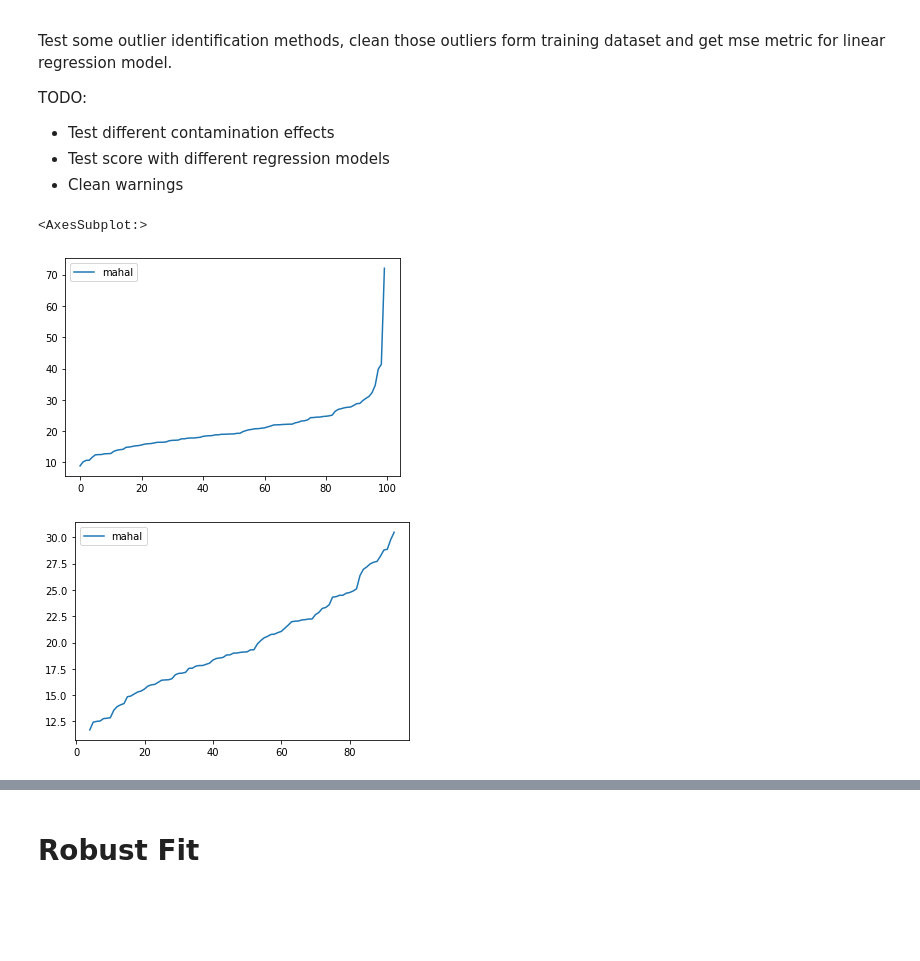
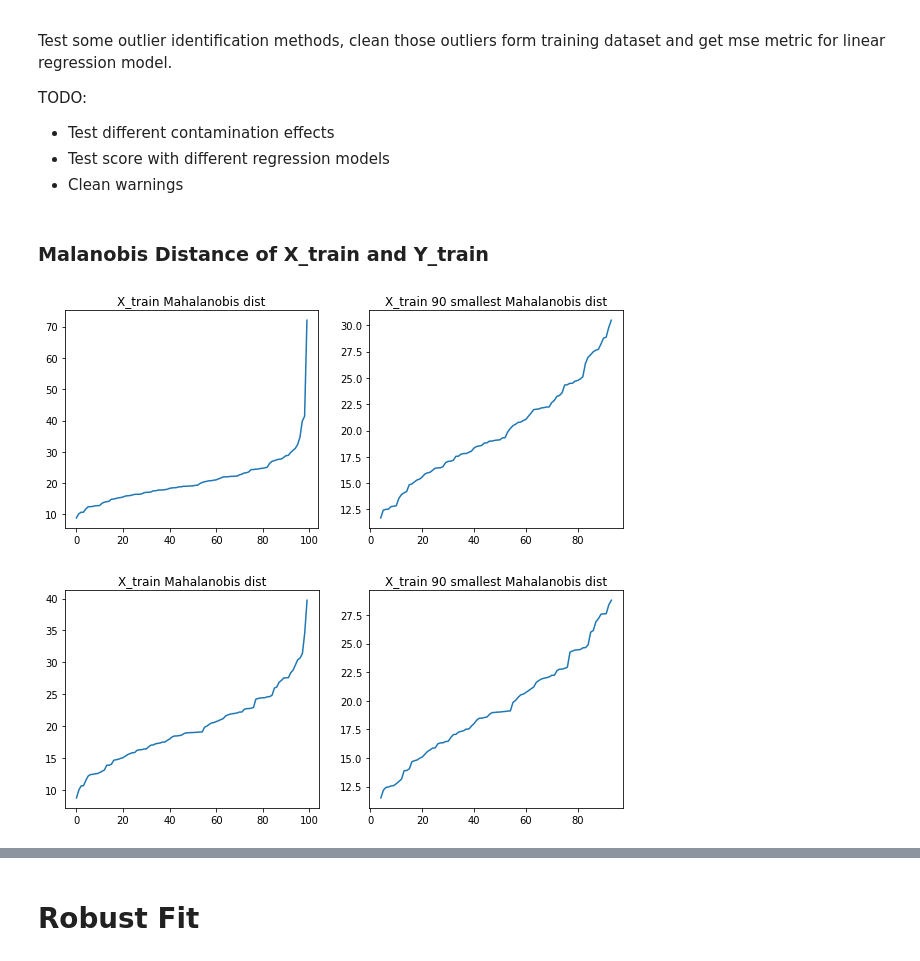
Before and after one commit to dysby/aaut, a Jupyter notebook: regression_prob2.ipynb, the cells around one changed output, grey strips where cells are left out. Cells and saved outputs as stored; diff of their text form; code cells hidden in the pictures; blank space fills up the shorter version.

```diff
--- a/regression_prob2.ipynb
+++ b/regression_prob2.ipynb
@@ -89,18 +109,5 @@ TODO:
 + Test different contamination effects
 + Test score with different regression models
 + Clean warnings
-# %%
-import scipy as sp
-def mahalanobis(x=None, data=None, cov=None):
-    """Compute the Mahalanobis Distance between each row of x and the data
-    x    : vector or matrix of data with, say, p columns.
-    data : ndarray of the distribution from which Mahalanobis distance of each observation of x is to be computed.
-    cov  : covariance matrix (p x p) of the distribution. If None, will be computed from data.
-    """
-    x_minus_mu = x - np.mean(data)
-    if not cov:
-        cov = np.cov(data.values.T)
-    inv_covmat = sp.linalg.inv(cov)
-    left_term = np.dot(x_minus_mu, inv_covmat)
-    mahal = np.dot(left_term, x_minus_mu.T)
-    return mahal.diagonal()
+# %% [markdown]
+### Malanobis Distance of X_train and Y_train
@@ -107,9 +117,22 @@ def mahalanobis(x=None, data=None, cov=None):
 # %%
 mahal = pd.DataFrame()
 mahal["mahal"] = mahalanobis(df, df)
-mahal.sort_values("mahal").reset_index(drop=True).plot()
-mahal.sort_values("mahal").reset_index(drop=True)[4:94].plot()
+fig, (ax1,ax2) = plt.subplots(1,2)
+ax1.plot(mahal.sort_values("mahal").reset_index(drop=True))
+ax1.set_title("X_train Mahalanobis dist")
+ax2.plot(mahal.sort_values("mahal").reset_index(drop=True)[4:94])
+ax2.set_title("X_train 90 smallest Mahalanobis dist")
+fig.set_figwidth(10)
 # %% [output]
-<AxesSubplot:>
-[figure, old version]
+[figure, new version]
-[figure, removed]
+# %%
+mahal_x = pd.DataFrame()
+mahal_x["mahal"] = mahalanobis(pd.DataFrame(x_train), pd.DataFrame(x_train))
+fig, (ax1,ax2) = plt.subplots(1,2)
+ax1.plot(mahal_x.sort_values("mahal").reset_index(drop=True))
+ax1.set_title("X_train Mahalanobis dist")
+ax2.plot(mahal_x.sort_values("mahal").reset_index(drop=True)[4:94])
+ax2.set_title("X_train 90 smallest Mahalanobis dist")
+fig.set_figwidth(10)
+# %% [output]
+[figure, added]
```
Also changed, not shown: parts of 26 cells of this notebook.
